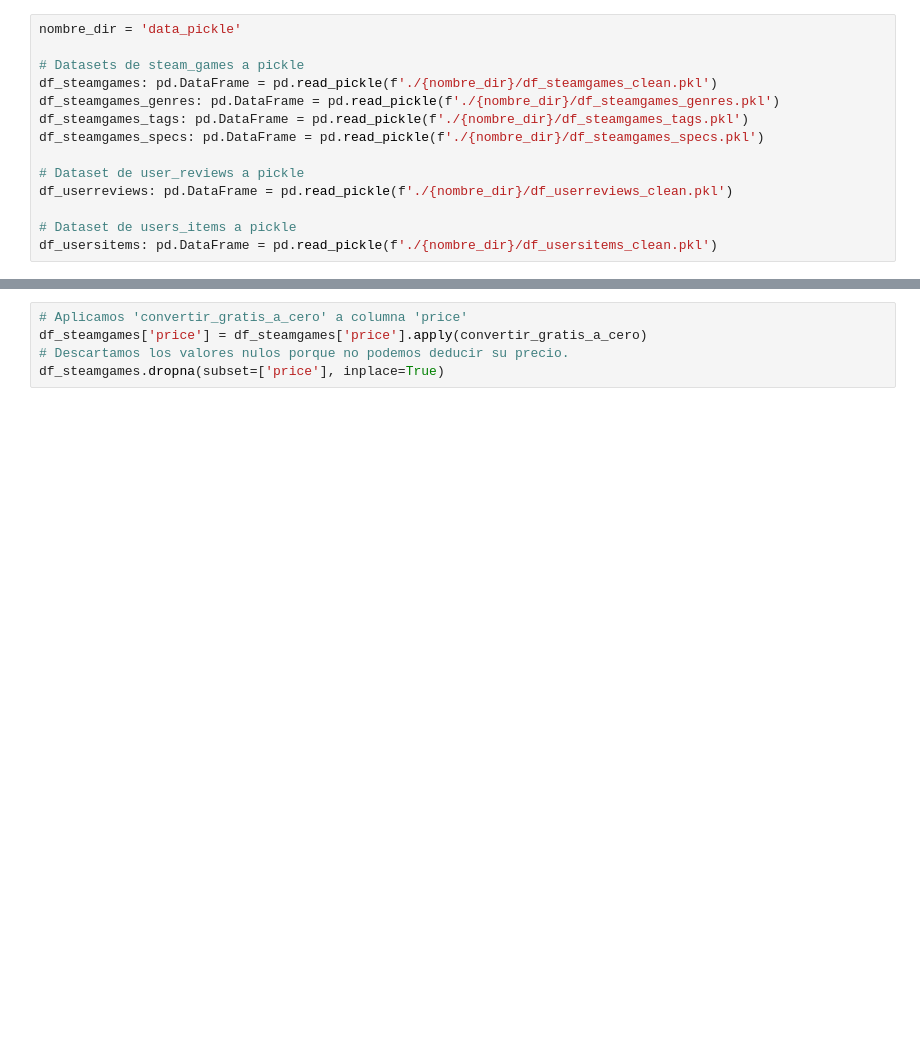
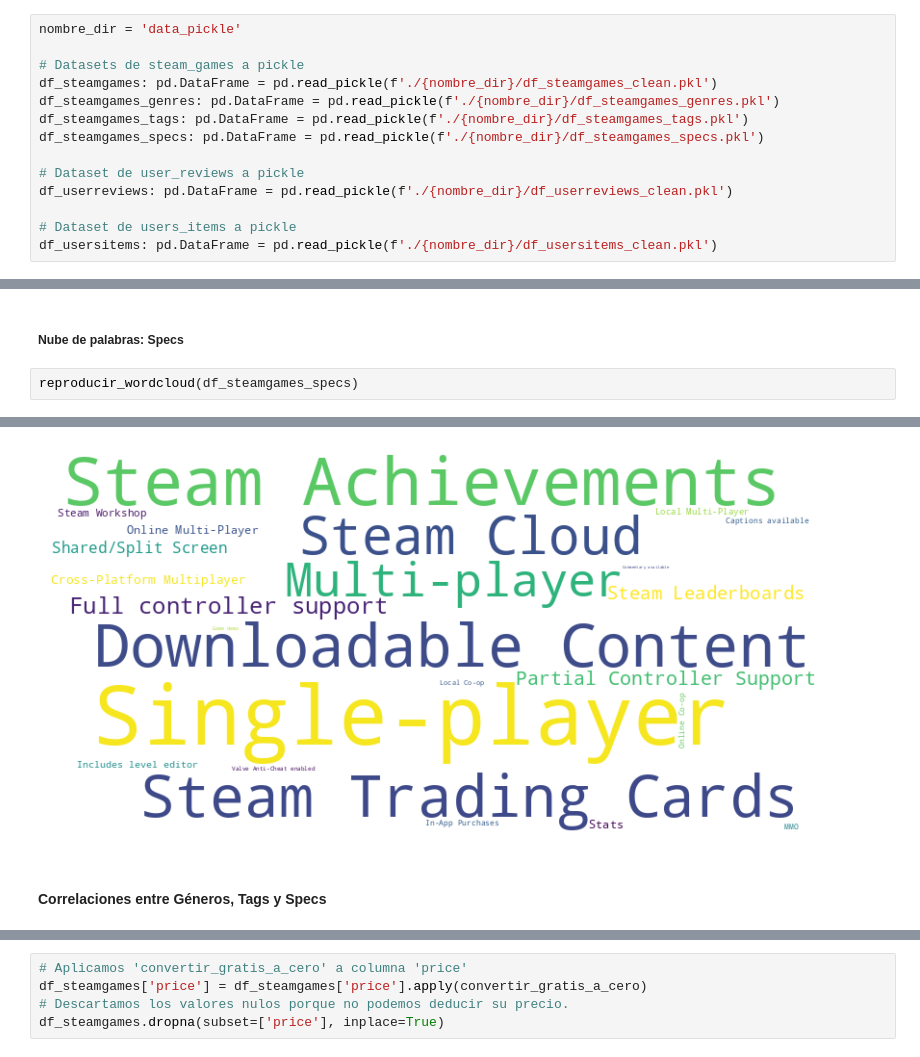
Before and after one commit to santanafelixseb/PI1_MLOps_Steam, a Jupyter notebook: EDA.ipynb, the cells around one changed output, grey strips where cells are left out. Saved outputs shown, nothing was run; the diff lists cells and outputs as text; blank space fills up the shorter version.

```diff
--- a/EDA.ipynb
+++ b/EDA.ipynb
@@ -35,0 +97,5 @@ df_steamgames.head()
+# %% [markdown]
+##### Nube de palabras: Specs
+# %%
+reproducir_wordcloud(df_steamgames_specs)
+# %% [output]
@@ -35,0 +103,3 @@ df_steamgames.head()
+[figure, added]
+# %% [markdown]
+#### Correlaciones entre Géneros, Tags y Specs
```
Also changed, not shown: parts of 38 cells of this notebook, 3 other files.
